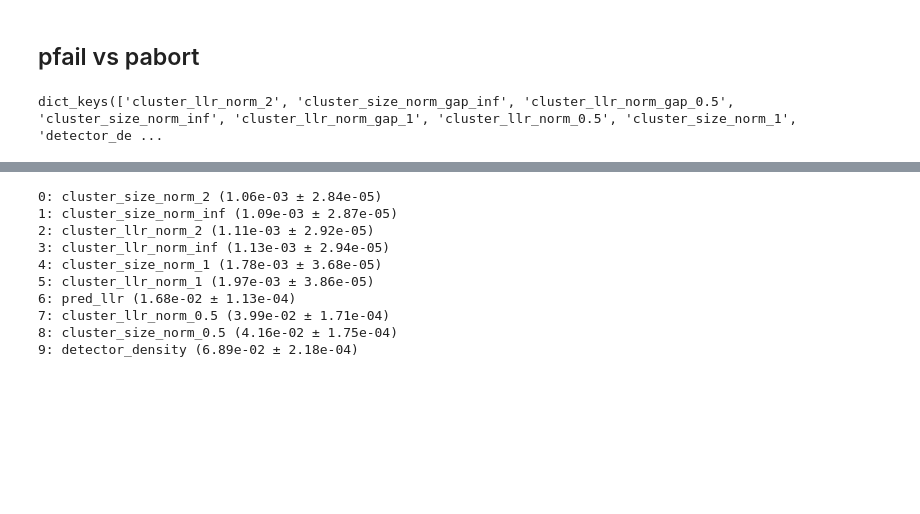
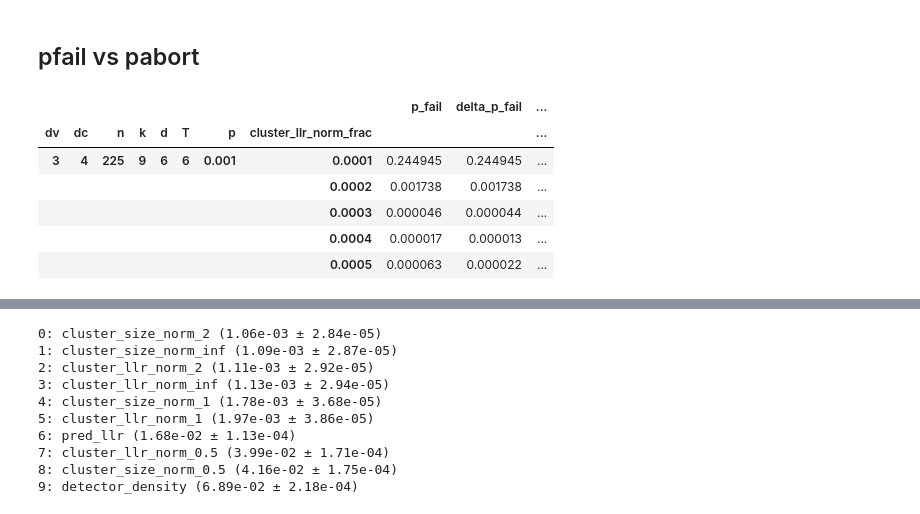
Before and after one commit to seokhyung-lee/ldpc-post-selection, a Jupyter notebook: simulations/analysis/notebooks/hgp_code_analysis.ipynb, the cells around one changed output, grey strips where cells are left out. Drawn from its saved outputs; the diff is of its cells as text; code cells hidden in the pictures; blank space fills up the shorter version.

```diff
--- a/simulations/analysis/notebooks/hgp_code_analysis.ipynb
+++ b/simulations/analysis/notebooks/hgp_code_analysis.ipynb
@@ -120,4 +119,0 @@ df_ps_dict = load_data("hgp", filter=filter)
-# %%
-df_ps_dict.keys()
-# %% [output]
-dict_keys(['cluster_llr_norm_2', 'cluster_size_norm_gap_inf', 'cluster_llr_norm_gap_0.5', 'cluster_size_norm_inf', 'cluster_llr_norm_gap_1', 'cluster_llr_norm_0.5', 'cluster_size_norm_1', 'detector_de ...
@@ -124,3 +122,13 @@ dict_keys(['cluster_llr_norm_2', 'cluster_size_norm_gap_inf', 'cluster_llr_norm_
+# %%
+df_ps_dict["cluster_llr_norm_frac_2"].head()
+# %% [output]
+|  |  |  |  |  |  |  |  | p_fail | delta_p_fail | ... |
+| dv | dc | n | k | d | T | p | cluster_llr_norm_frac |  |  | ... |
+| 3 | 4 | 225 | 9 | 6 | 6 | 0.001 | 0.0001 | 0.244945 | 0.244945 | ... |
+|  |  |  |  |  |  |  | 0.0002 | 0.001738 | 0.001738 | ... |
+|  |  |  |  |  |  |  | 0.0003 | 0.000046 | 0.000044 | ... |
+|  |  |  |  |  |  |  | 0.0004 | 0.000017 | 0.000013 | ... |
+|  |  |  |  |  |  |  | 0.0005 | 0.000063 | 0.000022 | ... |
 # %%
 height = 0.28
 width_ratio = 0.35
```
Also changed, not shown: parts of 4 cells of this notebook, 3 other files.
